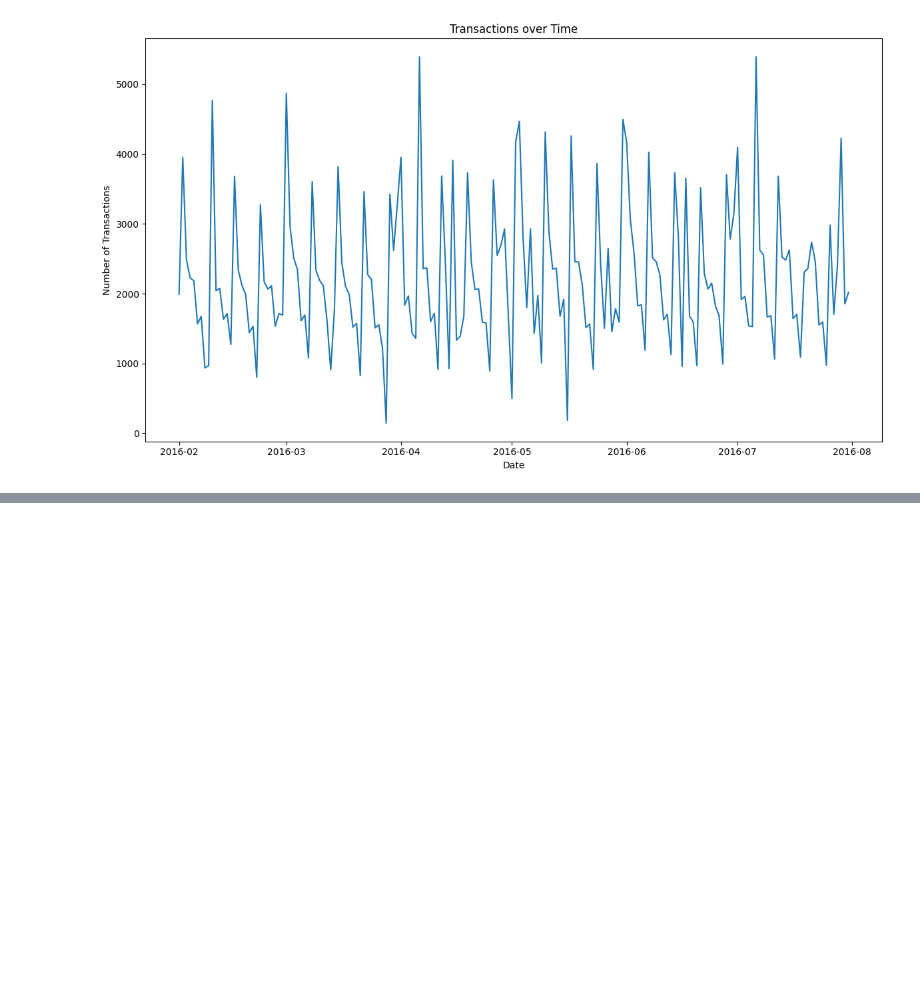
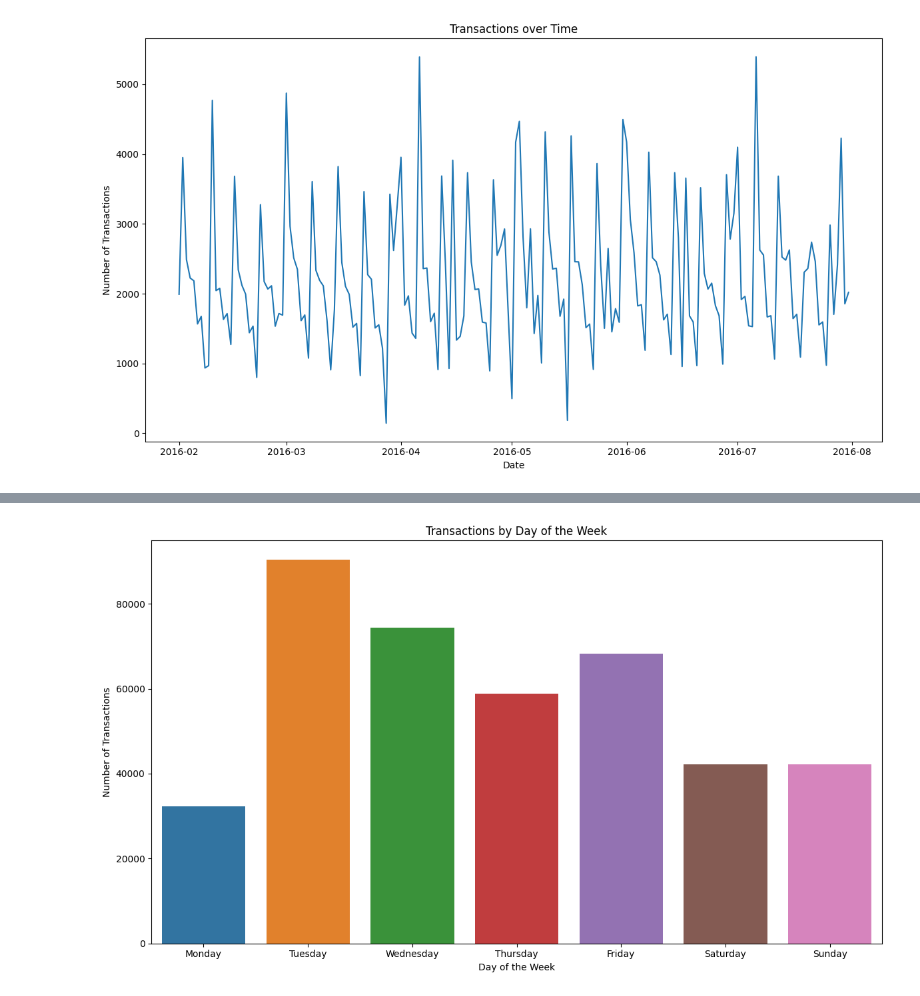
Before and after one commit to ajits-github/TimeSeries_Income_And_Expense_Prediction, a Jupyter notebook: TimeSeries_Income_And_Expense_Prediction.ipynb, the cells around one changed output, grey strips where cells are left out. Cells and saved outputs as stored; diff of their text form; code cells hidden in the pictures; blank space fills up the shorter version.

Commit message:
Trans by day of week

```diff
--- a/TimeSeries_Income_And_Expense_Prediction.ipynb
+++ b/TimeSeries_Income_And_Expense_Prediction.ipynb
@@ -523,0 +530,15 @@ Initially, there seems to be a slight upward trend in transactions from February
+# %%
+# Transactions by Day of the Week
+df_weekday_count = df_merged.groupby('transaction_weekday').size().reset_index(name='counts')
+weekdays = ['Monday', 'Tuesday', 'Wednesday', 'Thursday', 'Friday', 'Saturday', 'Sunday']
+
+plt.figure(figsize=(12, 7))
+sns.barplot(x='transaction_weekday', y='counts', data=df_weekday_count, order=range(0, 7))
+plt.title('Transactions by Day of the Week')
+plt.xlabel('Day of the Week')
+plt.ylabel('Number of Transactions')
+plt.xticks(ticks=range(0, 7), labels=weekdays)
+plt.tight_layout()
+plt.show()
+# %% [output]
+[figure, added]
```
Also changed, not shown: parts of 1 cell of this notebook.
